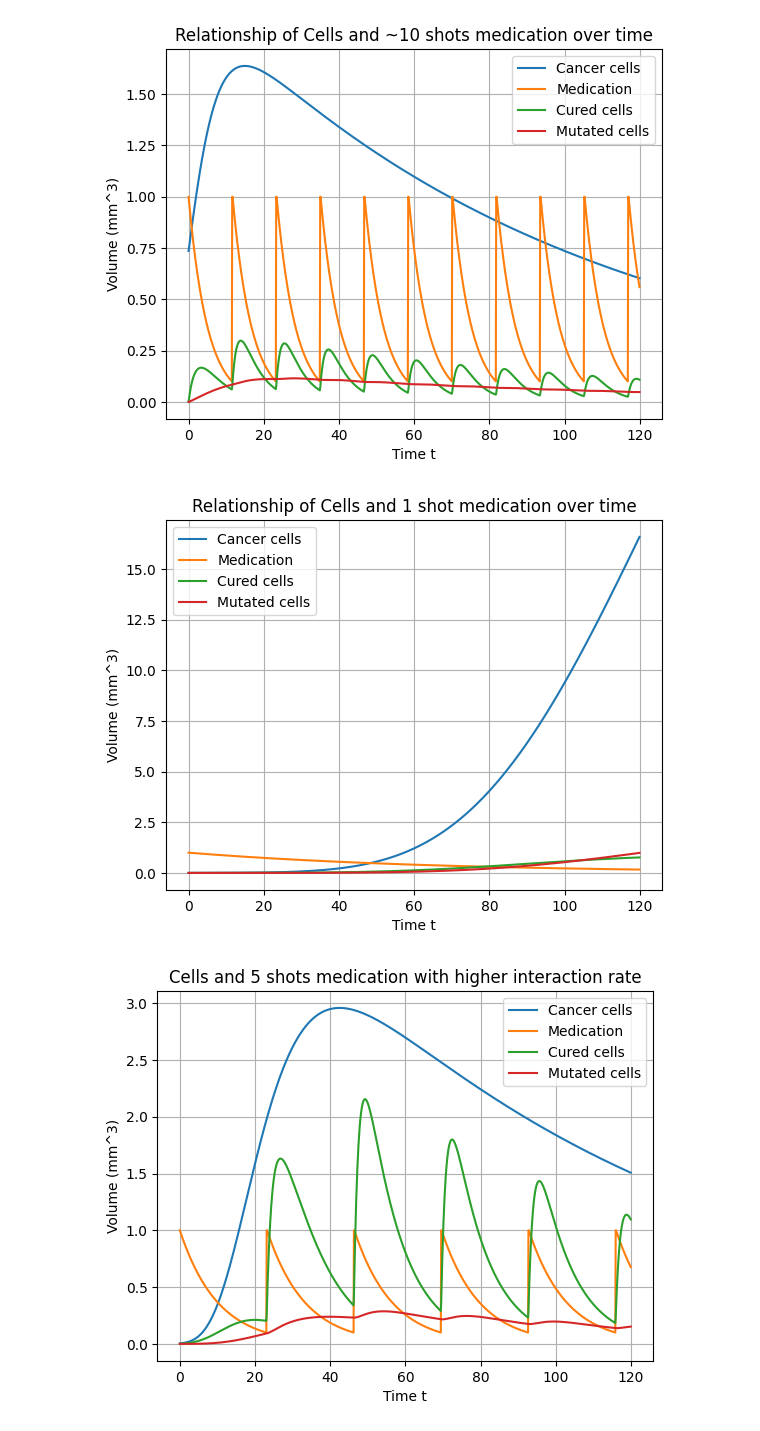
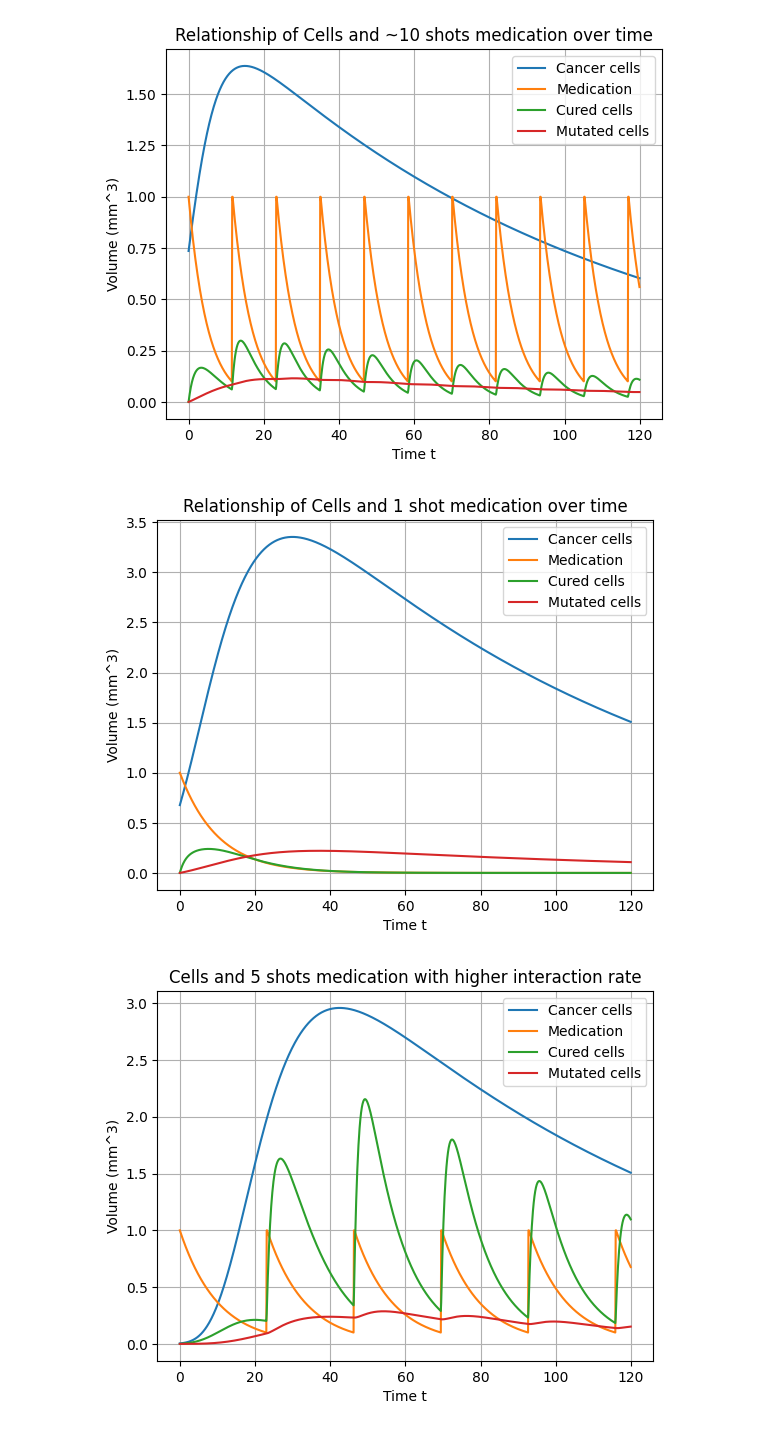
Before and after one commit to PXu114/531TermPaper, a Jupyter notebook: scratch.ipynb, the cells around one changed output. Saved outputs shown, nothing was run; the diff lists cells and outputs as text; code cells hidden in the pictures.

Commit message:
bug fixed for 1-shot plot

```diff
--- a/scratch.ipynb
+++ b/scratch.ipynb
@@ -190,10 +190,10 @@ k = 0.2
 kp = 0.05
 m = 0.1
 mp = 0.01
-delta = 0.015       # med degen rate 0.015
+delta = 0.1       # med degen rate 0.1
 beta = 0.7
 gamma = 0.01
-C_1 = 500
+C_1 = 5
 C_2 = 1
 C_3 = -1
 C_4 = 0.0
@@ -233,43 +233,43 @@ counter = 0
 for j in range(n_steps):
     B_values[j] = B(t[counter])
     counter += 1
-    if B_values[j] < 0.1 and j != 0:
-        B_values[j] = B(0)
-        counter = 0
+    # if B_values[j] < 0.1 and j != 0:
+    #     B_values[j] = B(0)
+    #     counter = 0
 
 
 # Integrate C(t) and Ap(t) separately using trapezoidal rule
 def C_integrand(t, A_values, B_values):
     return k * A_values * B_values * np.exp((beta + gamma) * t)
 
 C_integral = np.zeros(n_steps)
 for i in range(1, n_steps):
     C_integral[i] = np.trapz(C_integrand(t[:i+1], A_values[:i+1], B_values[:i+1]), t[:i+1])
 
 C_values = np.exp(-(beta + gamma) * t) * (1 + C_integral) + C_3 * np.exp(-(beta + gamma) * t)
 
 def Ap_integrand(t, A_values, C_values):
     return np.exp((rp + kp) * t) * (mp * A_values + gamma * C_values)
 
 Ap_integral = np.zeros(n_steps)
 for i in range(1, n_steps):
     Ap_integral[i] = np.trapz(Ap_integrand(t[:i+1], A_values[:i+1], C_values[:i+1]), t[:i+1])
 
 Ap_values = np.exp(-(rp + kp) * t) * Ap_integral + C_4 * np.exp(-(rp + kp) * t)
 
 # Plot results
 plt.plot(t, A_values, label='Cancer cells')
 plt.plot(t, B_values, label='Medication')
 plt.plot(t, C_values, label='Cured cells')
 plt.plot(t, Ap_values, label='Mutated cells')
 plt.xlabel('Time t')
 plt.ylabel('Volume (mm^3)')
 plt.legend()
 plt.title('Relationship of Cells and 1 shot medication over time')
 plt.grid(True)
 plt.show()
 # %% [output]
-[figure, old version]
+[figure, new version]
 # %%
 import numpy as np
 import matplotlib.pyplot as plt
```
